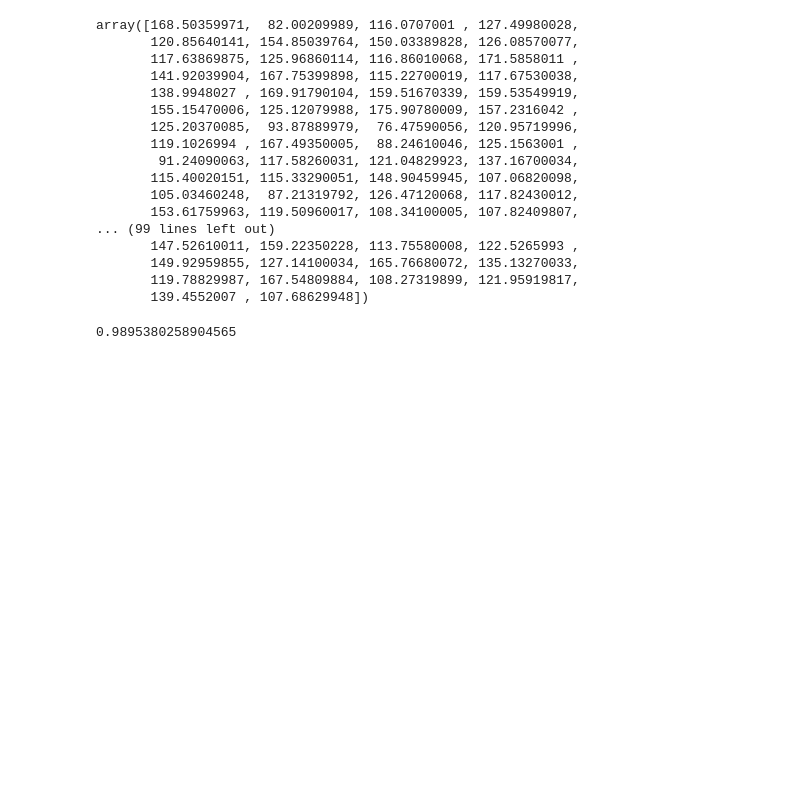
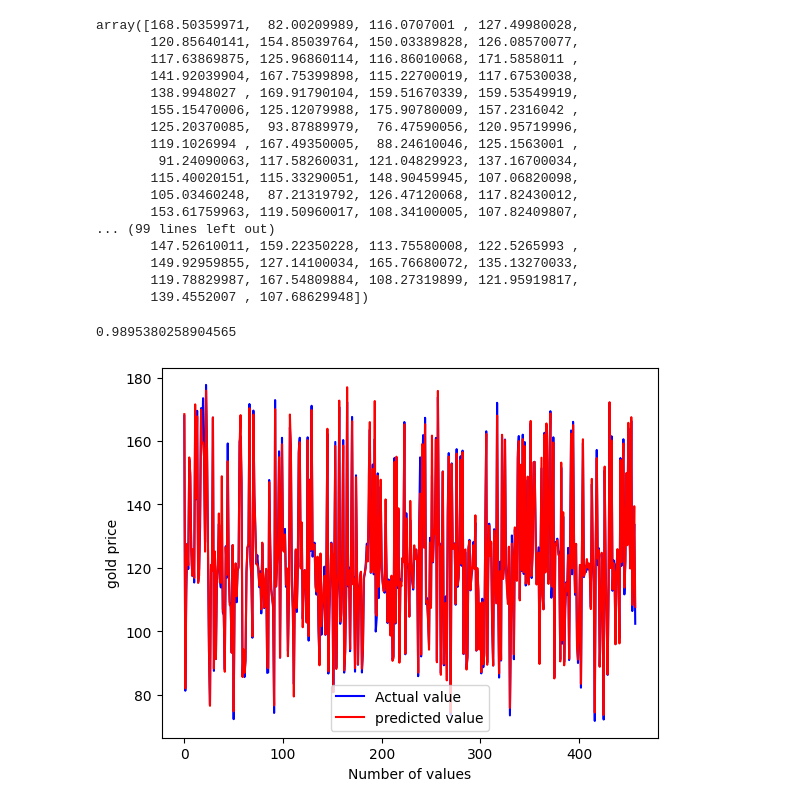
Before and after one commit to lakshya2002/Gold-Price-Prediction, a Jupyter notebook: prediction.ipynb, the cells around one changed output. Drawn from its saved outputs; the diff is of its cells as text; code cells hidden in the pictures; blank space fills up the shorter version.

```diff
--- a/prediction.ipynb
+++ b/prediction.ipynb
@@ -200,3 +200,14 @@ err = metrics.r2_score(x_test,prediction)
 err
 # %% [output]
 0.9895380258904565
+# %%
+x_test = list(x_test)
+# %%
+plt.plot(x_test, color = 'blue', label ='Actual value')
+plt.plot(prediction, color = 'red', label ='predicted value')
+plt.xlabel('Number of values')
+plt.ylabel('gold price')
+plt.legend()
+plt.show()
+# %% [output]
+[figure, added]
```
